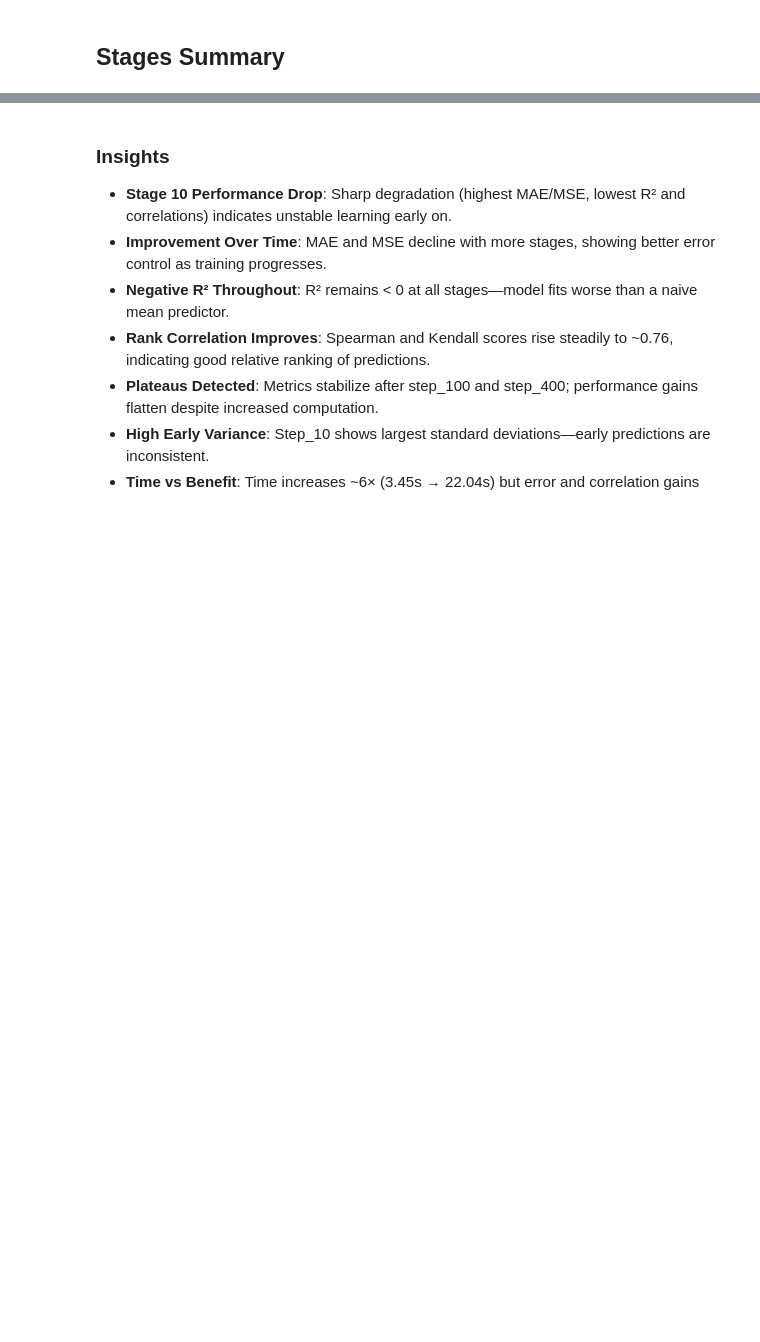
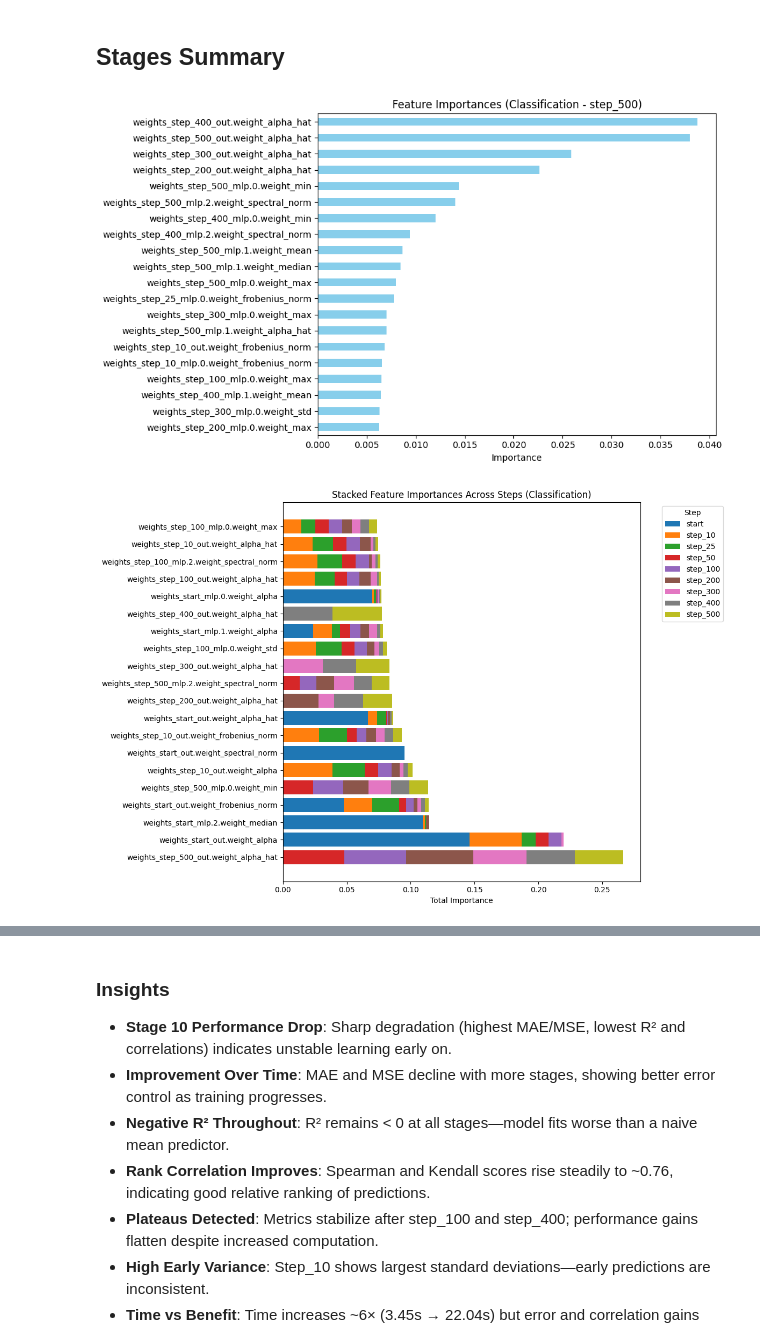
Before and after one commit to GuiPereira77/predicting_nn_weights_metalearning, a Jupyter notebook: scripts/experiments/data_exploration.ipynb, the cells around one changed output, grey strips where cells are left out. Cells and saved outputs as stored; diff of their text form; code cells hidden in the pictures; blank space fills up the shorter version.

Commit message:
feature importance plots

```diff
--- a/scripts/experiments/data_exploration.ipynb
+++ b/scripts/experiments/data_exploration.ipynb
@@ -141,0 +171,22 @@ for metric in base_metrics:
+# %%
+# === Classification ===
+classification_csv = "./output/classification/feature_importance_values.csv"
+classification_bar_path = "./output/images/classification/feature_importances_final_ranking.png"
+classification_stacked_path = "./output/images/classification/stacked_feature_importances.png"
+classification_df = pd.read_csv(classification_csv, index_col=0)
+
+plot_feature_importance_bar(
+    classification_df, step_column="step_500",
+    output_path=classification_bar_path,
+    task_name="Classification", top_n=20
+)
+
+plot_stacked_feature_importance(
+    classification_df,
+    output_path=classification_stacked_path,
+    task_name="Classification",
+    top_n=20
+)
+# %% [output]
+[figure, added]
+[figure, added]
```
Also changed, not shown: parts of 4 cells of this notebook, 4 other files.
